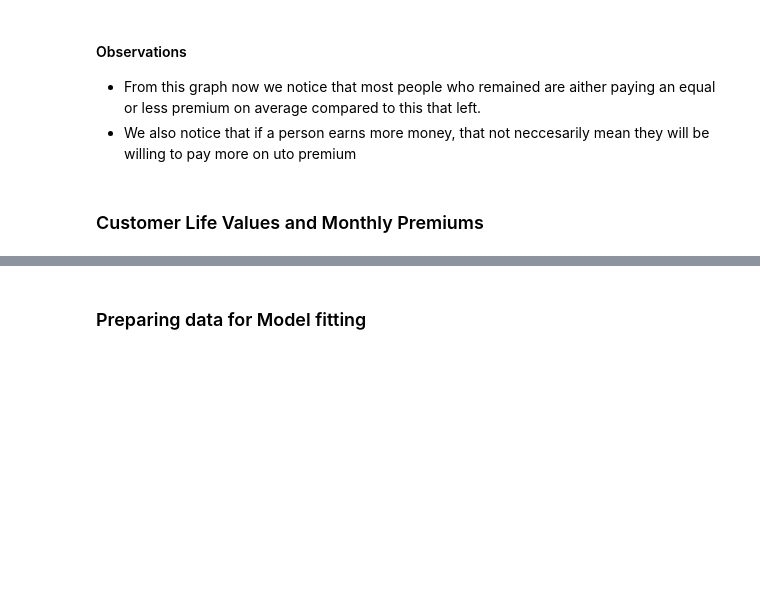
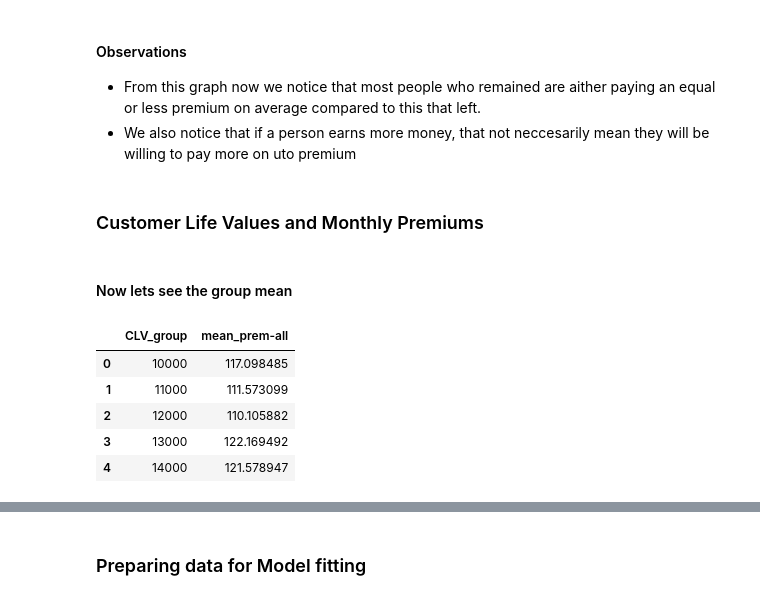
Before and after one commit to ASIVEMNQUMENI/retention, a Jupyter notebook: retention.ipynb, the cells around one changed output, grey strips where cells are left out. Saved outputs shown, nothing was run; the diff lists cells and outputs as text; code cells hidden in the pictures; blank space fills up the shorter version.

```diff
--- a/retention.ipynb
+++ b/retention.ipynb
@@ -193,3 +195,33 @@ plt.show()
 # %%
 import plotly.express as px
 px.scatter(x=df['Customer Lifetime Value'] ,y=df['Monthly Premium Auto'], color = df['Response'])
+# %% [markdown]
+#### Now lets see the group mean
+# %%
+def group_mean(dataframe,group):
+
+    meanprem = []
+    def mean_prem(Range1,Range2):
+        prem_inc = dataframe[np.logical_and(dataframe["Customer Lifetime Value"]>Range1,dataframe["Customer Lifetime Value"] <Range2)]
+        return prem_inc['Monthly Premium Auto'].mean()
+    CLV_range = []
+    for i in range(10000,102000,1000):
+        CLV_range.append(i)
+
+    MeanPrem = []
+    for n in range(0,len(CLV_range)-1):
+        Prem = mean_prem(CLV_range[n],CLV_range[n+1])
+        MeanPrem.append(Prem)
+        r = {"CLV_group":CLV_range[n],f"mean_prem-{group}":MeanPrem[n]}
+        meanprem.append(r)
+    mean_premiums = pd.DataFrame(data = meanprem)
+    return mean_premiums
+
+group_mean(df,"all").head()
+# %% [output]
+|  | CLV_group | mean_prem-all |
+| 0 | 10000 | 117.098485 |
+| 1 | 11000 | 111.573099 |
+| 2 | 12000 | 110.105882 |
+| 3 | 13000 | 122.169492 |
+| 4 | 14000 | 121.578947 |
```
Also changed, not shown: parts of 13 cells of this notebook.
